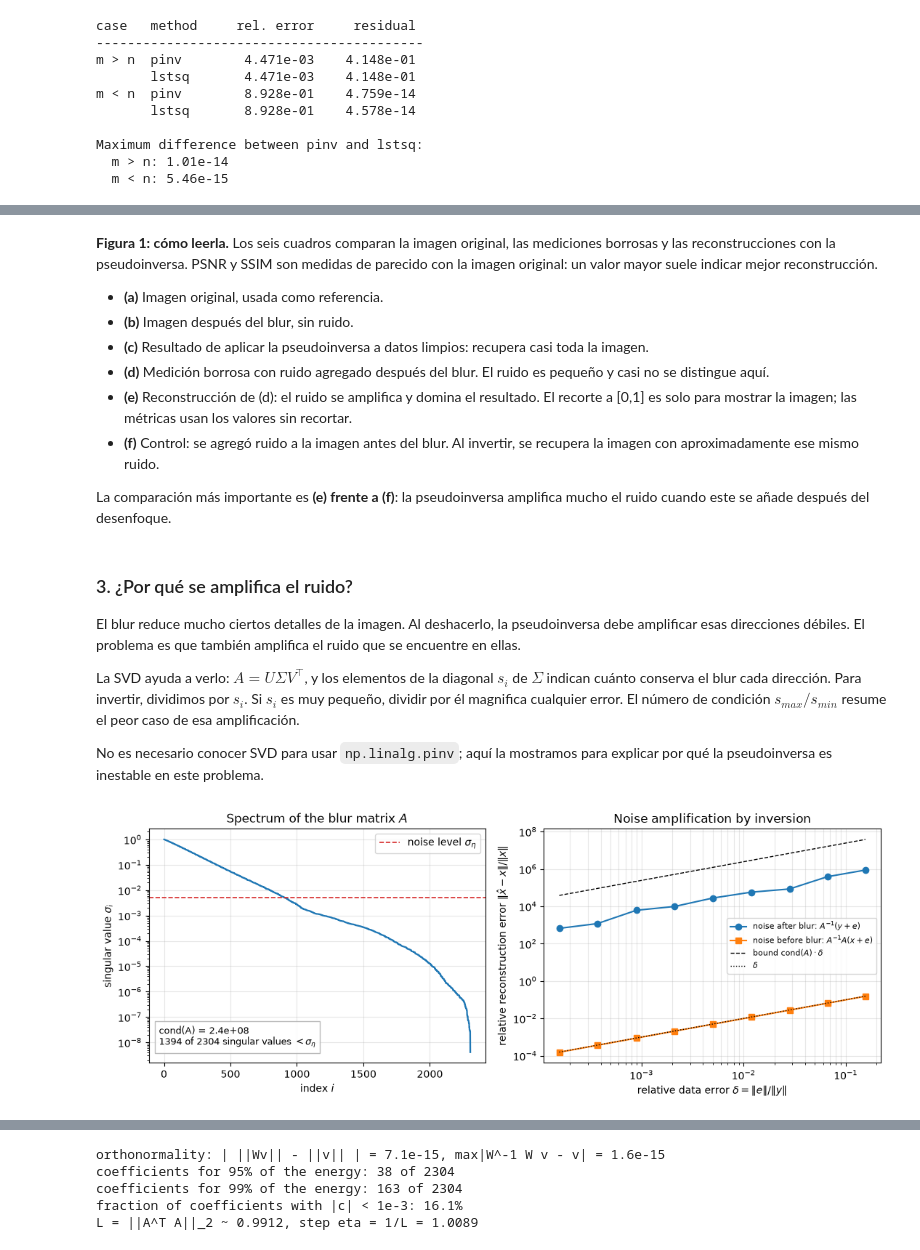
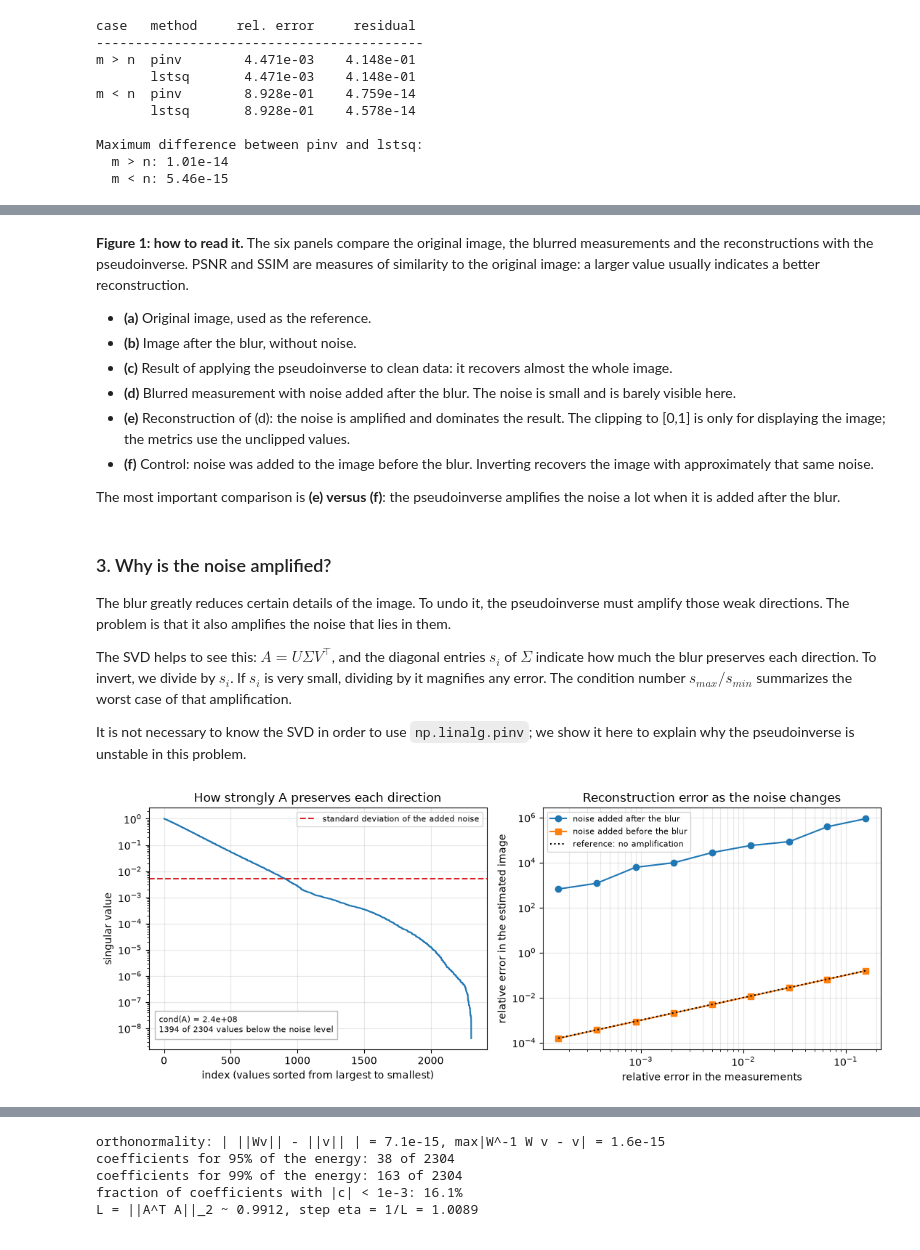
Before and after one commit to jorge-gch/Trial-Period-HDSP-group, a Jupyter notebook: optimization-inverse-problems/lab2.ipynb, the cells around one changed output, grey strips where cells are left out. Drawn from its saved outputs; the diff is of its cells as text; code cells hidden in the pictures.

```diff
--- a/optimization-inverse-problems/lab2.ipynb
+++ b/optimization-inverse-problems/lab2.ipynb
@@ -325,18 +324,18 @@ from skimage import data, transform
 from skimage.metrics import peak_signal_noise_ratio as psnr
 from skimage.metrics import structural_similarity as ssim
 
-# Preparar la imagen: escala de grises, tamaño pequeño e intensidades entre 0 y 1.
+# Prepare the image: grayscale, small size and intensities between 0 and 1.
 X = data.camera().astype(float) / 255.0
 X = transform.resize(X, (48, 48), anti_aliasing=True)
 X = X / X.max()
 
-h, w = X.shape           # alto y ancho de la imagen
-N = h * w                # cantidad total de píxeles
-print(f"Imagen: {h}x{w} = {N} píxeles; rango [{X.min():.2f}, {X.max():.2f}]")
+h, w = X.shape           # image height and width
+N = h * w                # total number of pixels
+print(f"Image: {h}x{w} = {N} pixels; range [{X.min():.2f}, {X.max():.2f}]")
 
 
 def gaussian_kernel(size=9, sigma=1.5):
-    """Crear un kernel Gaussiano normalizado (los pesos suman 1)."""
+    """Create a normalized Gaussian kernel (the weights sum to 1)."""
     radius = size // 2
     coords = np.arange(-radius, radius + 1)
     xx, yy = np.meshgrid(coords, coords)
@@ -348,18 +347,18 @@ K = gaussian_kernel(size=9, sigma=1.5)
 
 
 def blur_image(image):
-    """Aplicar el blur sin cambiar el tamaño de la imagen."""
+    """Apply the blur without changing the image size."""
     return convolve2d(image, K, mode="same", boundary="symm")
 
 
-# Construir A: cada columna es el blur de una imagen con un solo píxel encendido.
+# Build A: each column is the blur of an image with a single pixel turned on.
 A = np.empty((N, N))
 for pixel_index in range(N):
     impulse = np.zeros((h, w))
     impulse.flat[pixel_index] = 1.0
     A[:, pixel_index] = blur_image(impulse).ravel()
 
-print(f"Forma de A: {A.shape}; número de entradas: {A.size:,}")
-print(f"Error de simetría max|A-A.T|: {np.abs(A - A.T).max():.2e}")
-print(f"Suma de los pesos del kernel: {K.sum():.6f}")
+print(f"Shape of A: {A.shape}; number of entries: {A.size:,}")
+print(f"Symmetry error max|A-A.T|: {np.abs(A - A.T).max():.2e}")
+print(f"Sum of the kernel weights: {K.sum():.6f}")
 # %% [output]
@@ -482,82 +483,82 @@ fig.tight_layout()
 # %% [markdown]
 
-**Figura 1: cómo leerla.** Los seis cuadros comparan la imagen original, las mediciones borrosas y las reconstrucciones con la pseudoinversa. PSNR y SSIM son medidas de parecido con la imagen original: un valor mayor suele indicar mejor reconstrucción.
+**Figure 1: how to read it.** The six panels compare the original image, the blurred measurements and the reconstructions with the pseudoinverse. PSNR and SSIM are measures of similarity to the original image: a larger value usually indicates a better reconstruction.
 
-- **(a)** Imagen original, usada como referencia.
-- **(b)** Imagen después del blur, sin ruido.
-- **(c)** Resultado de aplicar la pseudoinversa a datos limpios: recupera casi toda la imagen.
-- **(d)** Medición borrosa con ruido agregado después del blur. El ruido es pequeño y casi no se distingue aquí.
-- **(e)** Reconstrucción de (d): el ruido se amplifica y domina el resultado. El recorte a [0,1] es solo para mostrar la imagen; las métricas usan los valores sin recortar.
-- **(f)** Control: se agregó ruido a la imagen antes del blur. Al invertir, se recupera la imagen con aproximadamente ese mismo ruido.
+- **(a)** Original image, used as the reference.
+- **(b)** Image after the blur, without noise.
+- **(c)** Result of applying the pseudoinverse to clean data: it recovers almost the whole image.
+- **(d)** Blurred measurement with noise added after the blur. The noise is small and is barely visible here.
+- **(e)** Reconstruction of (d): the noise is amplified and dominates the result. The clipping to [0,1] is only for displaying the image; the metrics use the unclipped values.
+- **(f)** Control: noise was added to the image before the blur. Inverting recovers the image with approximately that same noise.
 
-La comparación más importante es **(e) frente a (f)**: la pseudoinversa amplifica mucho el ruido cuando este se añade después del desenfoque.
+The most important comparison is **(e) versus (f)**: the pseudoinverse amplifies the noise a lot when it is added after the blur.
 # %% [markdown]
 
-### 3. ¿Por qué se amplifica el ruido?
+### 3. Why is the noise amplified?
 
-El blur reduce mucho ciertos detalles de la imagen. Al deshacerlo, la pseudoinversa debe amplificar esas direcciones débiles. El problema es que también amplifica el ruido que se encuentre en ellas.
+The blur greatly reduces certain details of the image. To undo it, the pseudoinverse must amplify those weak directions. The problem is that it also amplifies the noise that lies in them.
 
-La SVD ayuda a verlo: $A=U\Sigma V^\top$, y los elementos de la diagonal $s_i$ de $\Sigma$ indican cuánto conserva el blur cada dirección. Para invertir, dividimos por $s_i$. Si $s_i$ es muy pequeño, dividir por él magnifica cualquier error. El número de condición $s_{max}/s_{min}$ resume el peor caso de esa amplificación.
+The SVD helps to see this: $A=U\Sigma V^\top$, and the diagonal entries $s_i$ of $\Sigma$ indicate how much the blur preserves each direction. To invert, we divide by $s_i$. If $s_i$ is very small, dividing by it magnifies any error. The condition number $s_{max}/s_{min}$ summarizes the worst case of that amplification.
 
-No es necesario conocer SVD para usar `np.linalg.pinv`; aquí la mostramos para explicar por qué la pseudoinversa es inestable en este problema.
+It is not necessary to know the SVD in order to use `np.linalg.pinv`; we show it here to explain why the pseudoinverse is unstable in this problem.
 # %%
 fig, (ax_spectrum, ax_noise) = plt.subplots(1, 2, figsize=(11, 4.3))
 
-# Panel izquierdo: valores singulares de mayor a menor.
+# Left panel: singular values from largest to smallest.
 indices = np.arange(1, N + 1)
 ax_spectrum.semilogy(indices, s, lw=1.5)
 ax_spectrum.axhline(SIGMA_ETA, color="tab:red", ls="--",
-                    label="desviación del ruido agregado")
-ax_spectrum.set_xlabel("índice (valores ordenados de mayor a menor)")
-ax_spectrum.set_ylabel("valor singular")
-ax_spectrum.set_title("Qué tan fuerte conserva A cada dirección")
+                    label="standard deviation of the added noise")
+ax_spectrum.set_xlabel("index (values sorted from largest to smallest)")
+ax_spectrum.set_ylabel("singular value")
+ax_spectrum.set_title("How strongly A preserves each direction")
 ax_spectrum.grid(alpha=0.3)
 ax_spectrum.legend(fontsize=8)
 small_count = np.sum(s < SIGMA_ETA)
 ax_spectrum.text(0.03, 0.06,
                  f"cond(A) = {s[0] / s[-1]:.1e}\n"
-                 f"{small_count} de {N} valores bajo el nivel de ruido",
+                 f"{small_count} of {N} values below the noise level",
                  transform=ax_spectrum.transAxes, fontsize=8, va="bottom",
                  bbox=dict(fc="white", ec="0.7", alpha=0.9))
 
-# Panel derecho: repetir con varios tamaños de ruido y comparar los errores.
+# Right panel: repeat with several noise sizes and compare the errors.
 noise_levels = np.logspace(-4, -1, 9)
 repetitions = 5
 relative_data_error = np.zeros((repetitions, len(noise_levels)))
 relative_error_after = np.zeros_like(relative_data_error)
 relative_error_before = np.zeros_like(relative_data_error)
 rng_sweep = np.random.default_rng(7)
 
 for level_index, noise_std in enumerate(noise_levels):
     for repetition in range(repetitions):
         trial_noise = noise_std * rng_sweep.standard_normal(N)
         relative_data_error[repetition, level_index] = (
             np.linalg.norm(trial_noise) / np.linalg.norm(y)
         )
         estimate_after = pseudoinverse_apply(y + trial_noise)
         estimate_before = pseudoinverse_apply(A @ (x + trial_noise))
         relative_error_after[repetition, level_index] = (
             np.linalg.norm(estimate_after - x) / np.linalg.norm(x)
         )
         relative_error_before[repetition, level_index] = (
             np.linalg.norm(estimate_before - x) / np.linalg.norm(x)
         )
 
 mean_data_error = relative_data_error.mean(axis=0)
 ax_noise.loglog(mean_data_error, relative_error_after.mean(axis=0), "o-",
-                label="ruido agregado después del blur")
+                label="noise added after the blur")
 ax_noise.loglog(mean_data_error, relative_error_before.mean(axis=0), "s-",
-                label="ruido agregado antes del blur")
+                label="noise added before the blur")
 ax_noise.loglog(mean_data_error, mean_data_error, "k:",
-                label="referencia: sin amplificación")
-ax_noise.set_xlabel("error relativo en las mediciones")
-ax_noise.set_ylabel("error relativo en la imagen estimada")
-ax_noise.set_title("Error de reconstrucción al cambiar el ruido")
+                label="reference: no amplification")
+ax_noise.set_xlabel("relative error in the measurements")
+ax_noise.set_ylabel("relative error in the estimated image")
+ax_noise.set_title("Reconstruction error as the noise changes")
 ax_noise.grid(alpha=0.3, which="both")
 ax_noise.legend(fontsize=8)
 
 fig.tight_layout()
 # %% [output]
-[figure, old version]
+[figure, new version]
 # %% [markdown]
 
```
Also changed, not shown: parts of 23 cells of this notebook, 10 other files.
